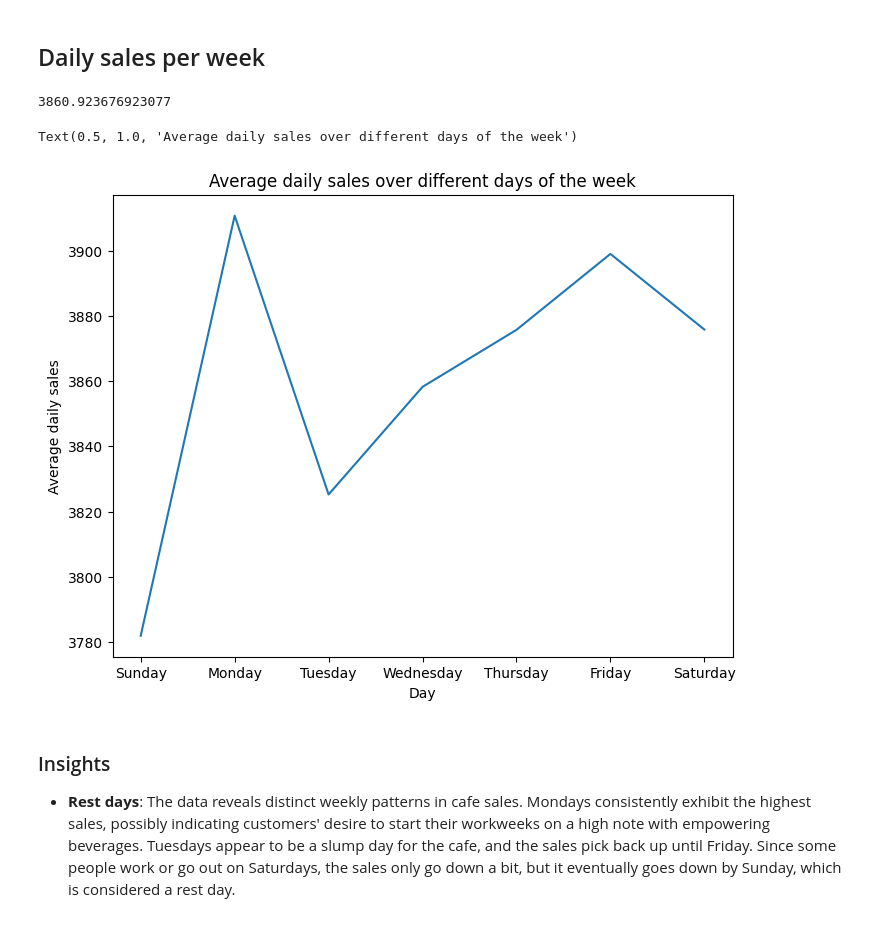
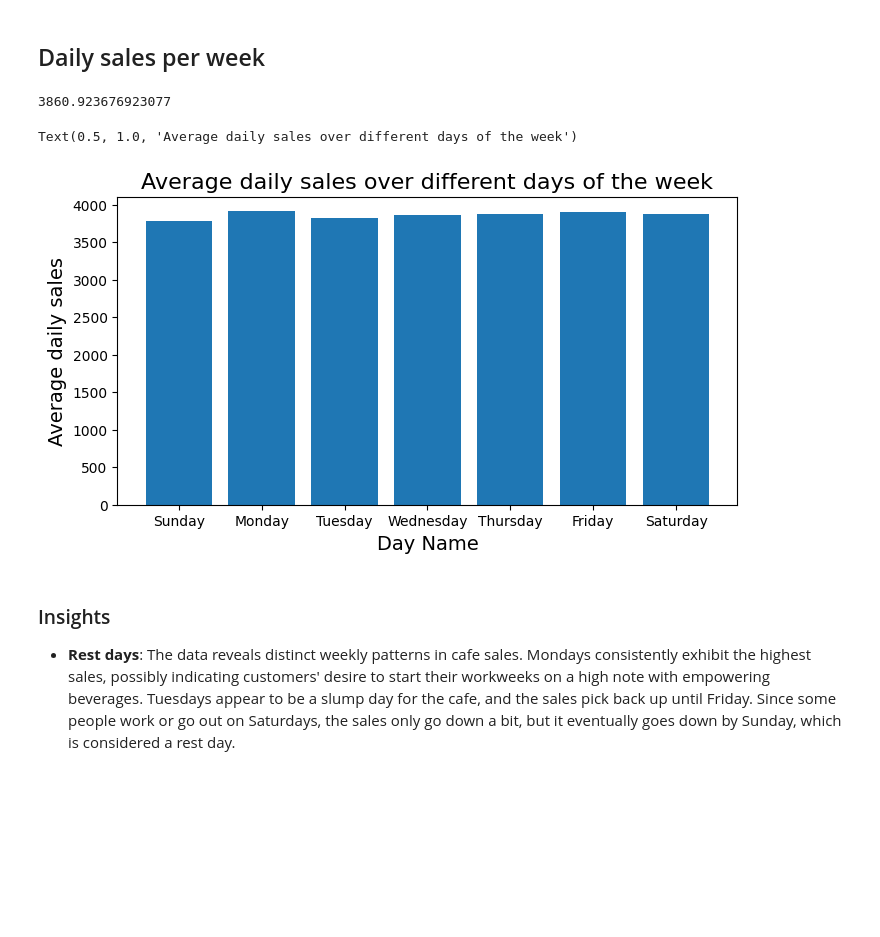
Before and after one commit to mlcuadra1/Coffee-Shop-EDA, a Jupyter notebook: notebooks/Script 2 - EDA.ipynb, the cells around one changed output. Drawn from its saved outputs; the diff is of its cells as text; code cells hidden in the pictures; blank space fills up the shorter version.

Commit message:
Added figures

```diff
--- a/notebooks/Script 2 - EDA.ipynb
+++ b/notebooks/Script 2 - EDA.ipynb
@@ -184,24 +184,26 @@ Text(0.5, 1.0, 'Sales per transaction, per day of month\n(averaged over 6 months
 # %%
 total_sales_per_day_of_week = data.groupby('Day Name')['Total_Bill'].sum()
 total_sales_per_day_of_week = total_sales_per_day_of_week.reindex(['Sunday', 'Monday', 'Tuesday', 'Wednesday', 'Thursday', 'Friday', 'Saturday'])
 
 unique_dates = data.drop_duplicates('transaction_date')
+
+# Counting how many days' names are recorded
 days_of_week_count = unique_dates['Day Name'].value_counts(sort=True)
 avg_daily_sales_per_week = total_sales_per_day_of_week / days_of_week_count
 
 print(avg_daily_sales_per_week.mean())
 
-fig3, ax0 = plt.subplots(figsize=figsize1_1)
+fig3, ax0 = plt.subplots(figsize=(8,4))
 
-ax0.plot(avg_daily_sales_per_week.index, avg_daily_sales_per_week.values)
+ax0.bar(avg_daily_sales_per_week.index, avg_daily_sales_per_week.values)
 
-ax0.set_xlabel('Day')
-ax0.set_ylabel('Average daily sales')
-ax0.set_title('Average daily sales over different days of the week')
+ax0.set_xlabel('Day Name', size=font_med)
+ax0.set_ylabel('Average daily sales', size=font_med)
+ax0.set_title('Average daily sales over different days of the week', size=font_large)
 # %% [output]
 3860.923676923077
 Text(0.5, 1.0, 'Average daily sales over different days of the week')
-[figure, old version]
+[figure, new version]
 # %% [markdown]
 ### Insights
 - **Rest days**: The data reveals distinct weekly patterns in cafe sales. Mondays consistently exhibit the highest sales, possibly indicating customers' desire to start their workweeks on a high note with empowering beverages. Tuesdays appear to be a slump day for the cafe, and the sales pick back up until Friday. Since some people work or go out on Saturdays, the sales only go down a bit, but it eventually goes down by Sunday, which is considered a rest day.
```
Also changed, not shown: parts of 3 cells of this notebook, 2 other files.
